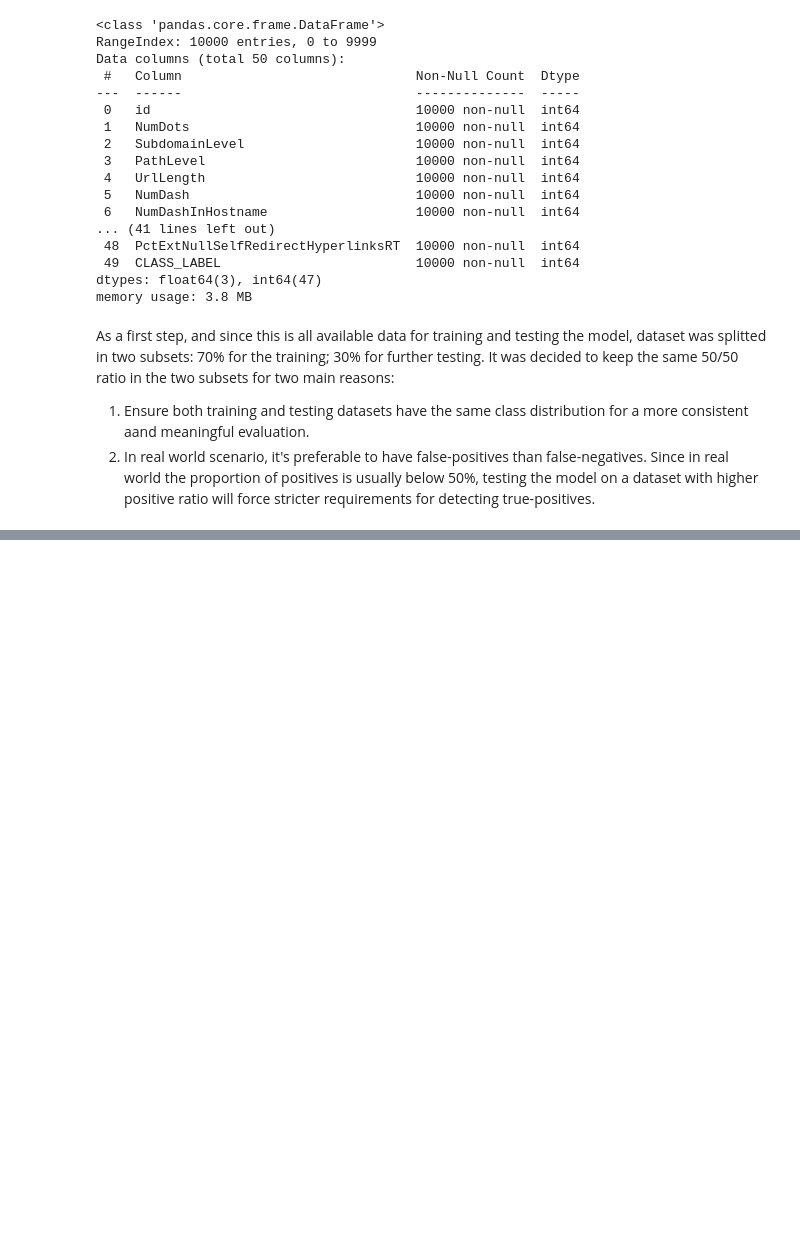
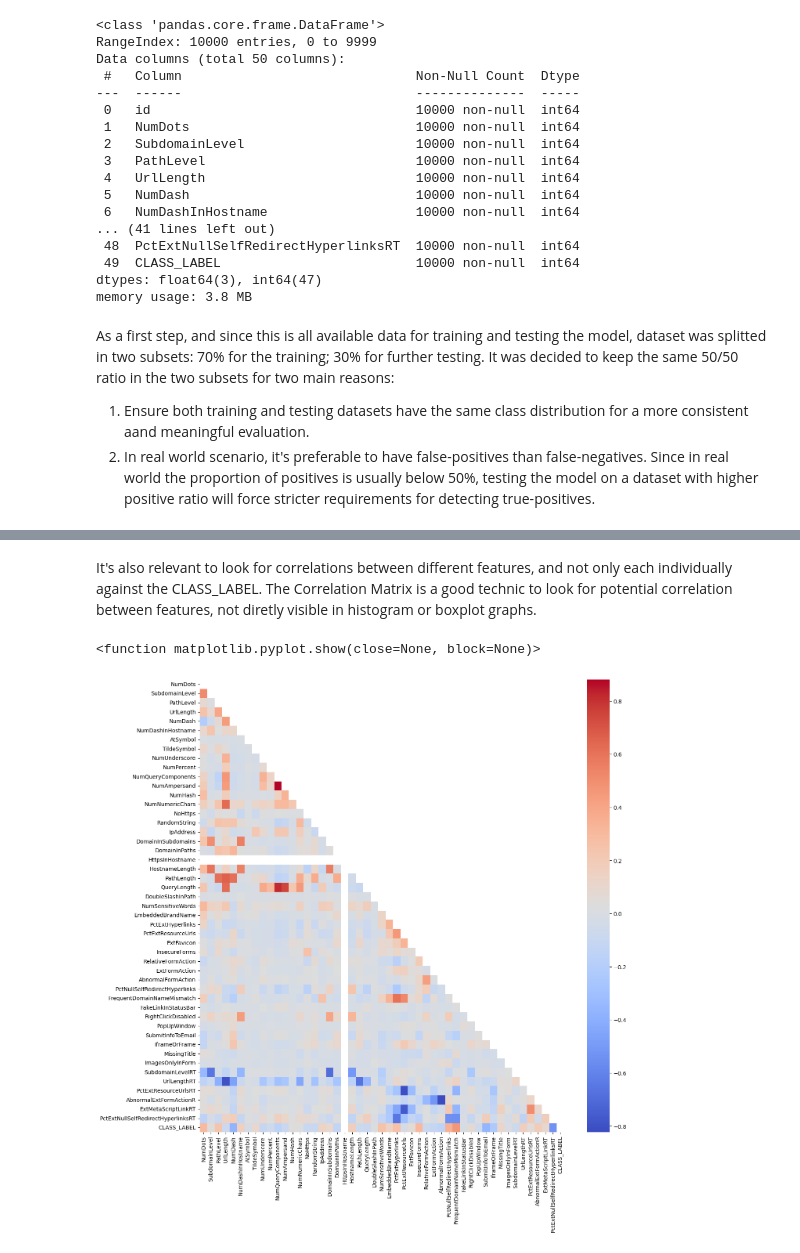
Before and after one commit to parentemarcelo/Learning-ML_Phishing-URL-Detector, a Jupyter notebook: main.ipynb, the cells around one changed output, grey strips where cells are left out. Saved outputs shown, nothing was run; the diff lists cells and outputs as text; code cells hidden in the pictures; blank space fills up the shorter version.

```diff
--- a/main.ipynb
+++ b/main.ipynb
@@ -47,0 +126,11 @@ df_train.to_csv('./files/data_for_training.csv', index=False)
+# %% [markdown]
+It's also relevant to look for correlations between different features, and not only each individually against the CLASS_LABEL. The Correlation Matrix is a good technic to look for potential correlation between features, not diretly visible in histogram or boxplot graphs.
+# %%
+corr_mat = data.corr()
+mask = np.triu(np.ones_like(corr_mat, dtype=bool))
+pyplot.figure(figsize=(15,15))
+sb.heatmap(corr_mat, mask=mask, cmap='coolwarm')
+pyplot.show
+# %% [output]
+<function matplotlib.pyplot.show(close=None, block=None)>
+[figure, added]
```
Also changed, not shown: parts of 17 cells of this notebook, 1 other file.
